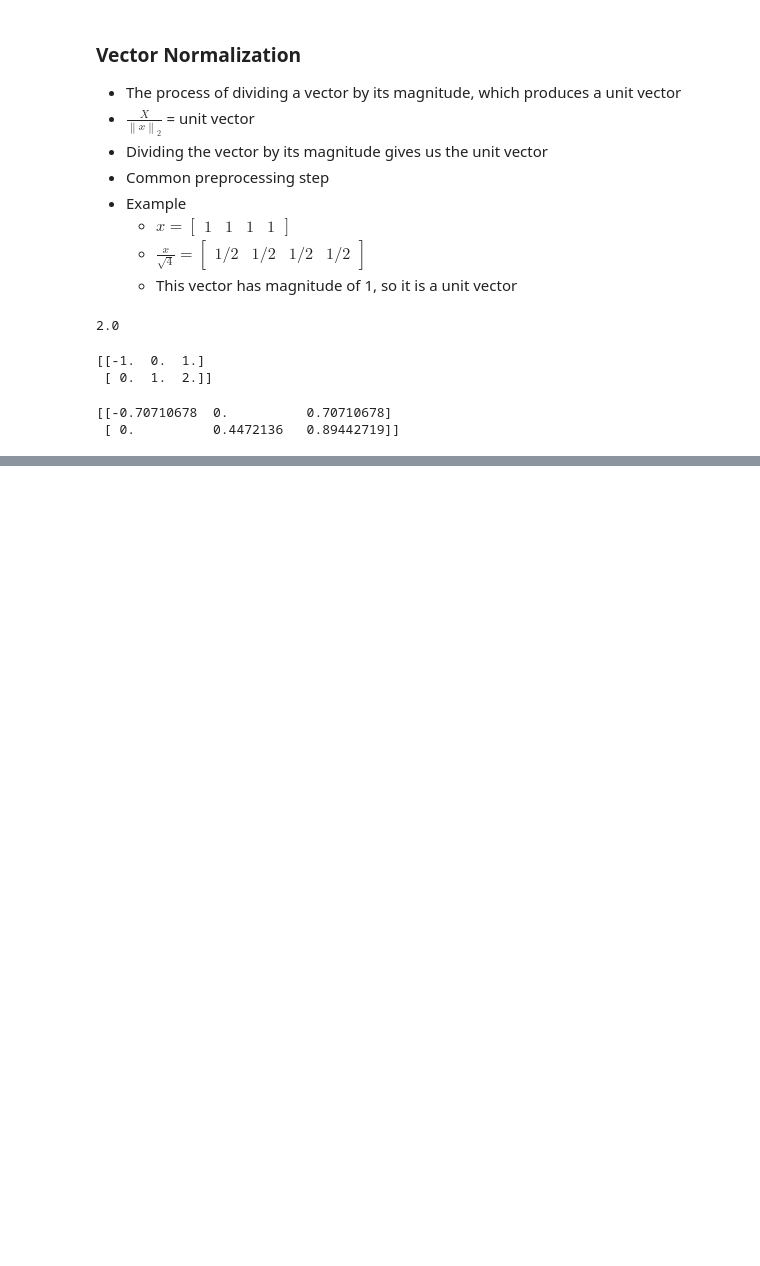
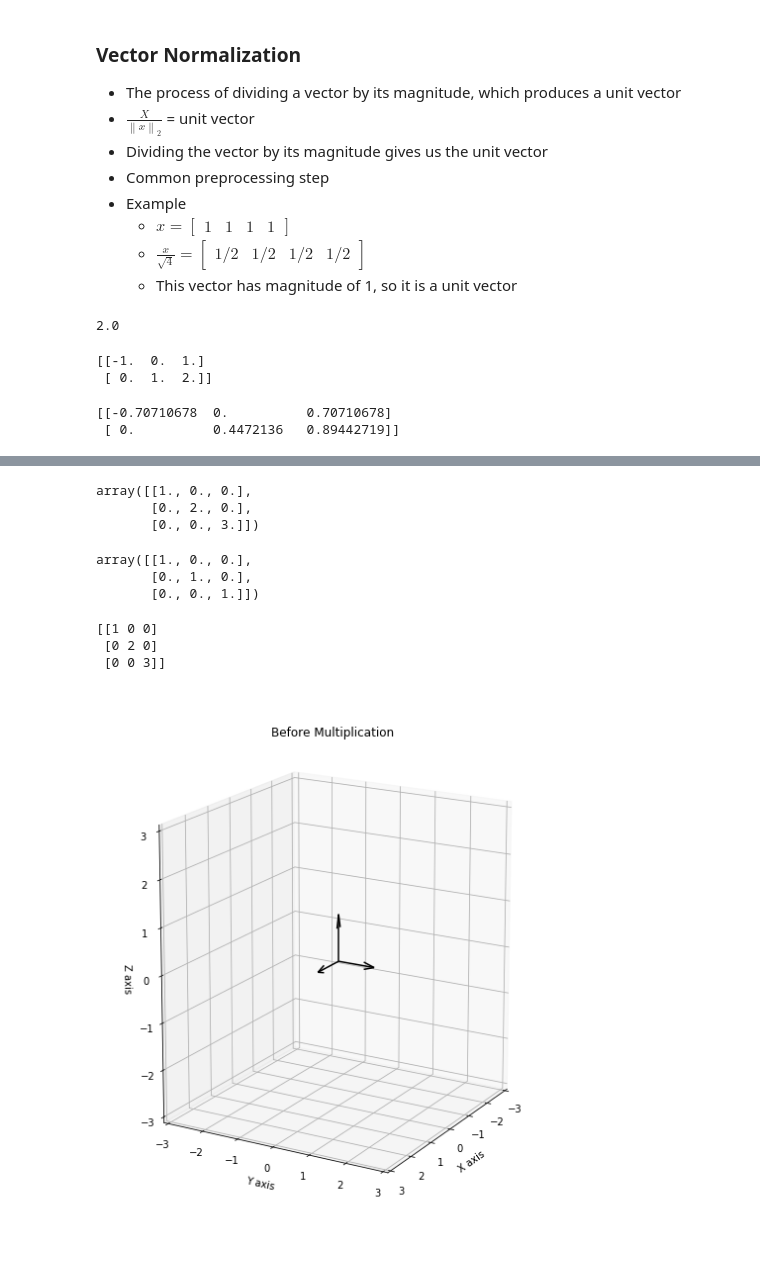
Before and after one commit to AhmedKhalil777/InformationTheory, a Jupyter notebook: Lecture-02.ipynb, the cells around one changed output, grey strips where cells are left out. Cells and saved outputs as stored; diff of their text form; code cells hidden in the pictures; blank space fills up the shorter version.

```diff
--- a/Lecture-02.ipynb
+++ b/Lecture-02.ipynb
@@ -206,0 +309,5 @@ print(X_normalized)
+# %%
+# find the eigenvalues and eigenvectors for a simple square matrix
+# the following line generates a diagonal matrix
+A = np.diag(np.arange(1,4))
+print(A)
@@ -206,0 +318,2 @@ print(X_normalized)
+# %%
+eigenvalues, eigenvectors = np.linalg.eig(A)
@@ -206,0 +343,26 @@ print(X_normalized)
+# %%
+# returns an array on the eigenvalues on the diagonal
+np.diag(eigenvalues)
+# %% [output]
+array([[1., 0., 0.],
+       [0., 2., 0.],
+       [0., 0., 3.]])
+# %%
+# returns the inverse of the eigenvectors matrix
+np.linalg.inv(eigenvectors)
+# %% [output]
+array([[1., 0., 0.],
+       [0., 1., 0.],
+       [0., 0., 1.]])
+# %%
+# verify eigendecomposition
+# matmul -> matrix multiplication
+matrix = np.matmul(np.diag(eigenvalues), np.linalg.inv(eigenvectors))
+output = np.matmul(eigenvectors, matrix).astype(np.int)
+print(output)
+
+# is it the same original matrix?
+# %% [output]
+[[1 0 0]
+ [0 2 0]
+ [0 0 3]]
@@ -206,0 +378,38 @@ print(X_normalized)
+# %%
+# plot the eigenvectors
+
+# Define origin (x,y,z)
+origin = [0,0,0]
+
+fig = plt.figure(figsize=(18,10))
+ax1 = fig.add_subplot(121, projection = '3d')
+
+# we are using quiver plot
+# because we have 3 Dimensional Matrix, we add origin 3 times
+
+# color -> k = black
+# eigenvectors[0,:] -> x
+# eigenvectors[1,:] -> y
+# eigenvectors[2,:] -> z
+ax1.quiver(origin, origin, origin, eigenvectors[0, :], eigenvectors[1, :], eigenvectors[2,:], color='k')
+
+# set limit
+ax1.set_xlim([-3,3])
+ax1.set_ylim([-3,3])
+ax1.set_zlim([-3,3])
+
+# add labels
+ax1.set_xlabel('X axis')
+ax1.set_ylabel('Y axis')
+ax1.set_zlabel('Z axis')
+
+# set angle
+ax1.view_init(15,30)
+
+# set title
+ax1.set_title('Before Multiplication')
+
+# show the plot
+plt.show()
+# %% [output]
+[figure, added]
```
Also changed, not shown: parts of 26 cells of this notebook.
